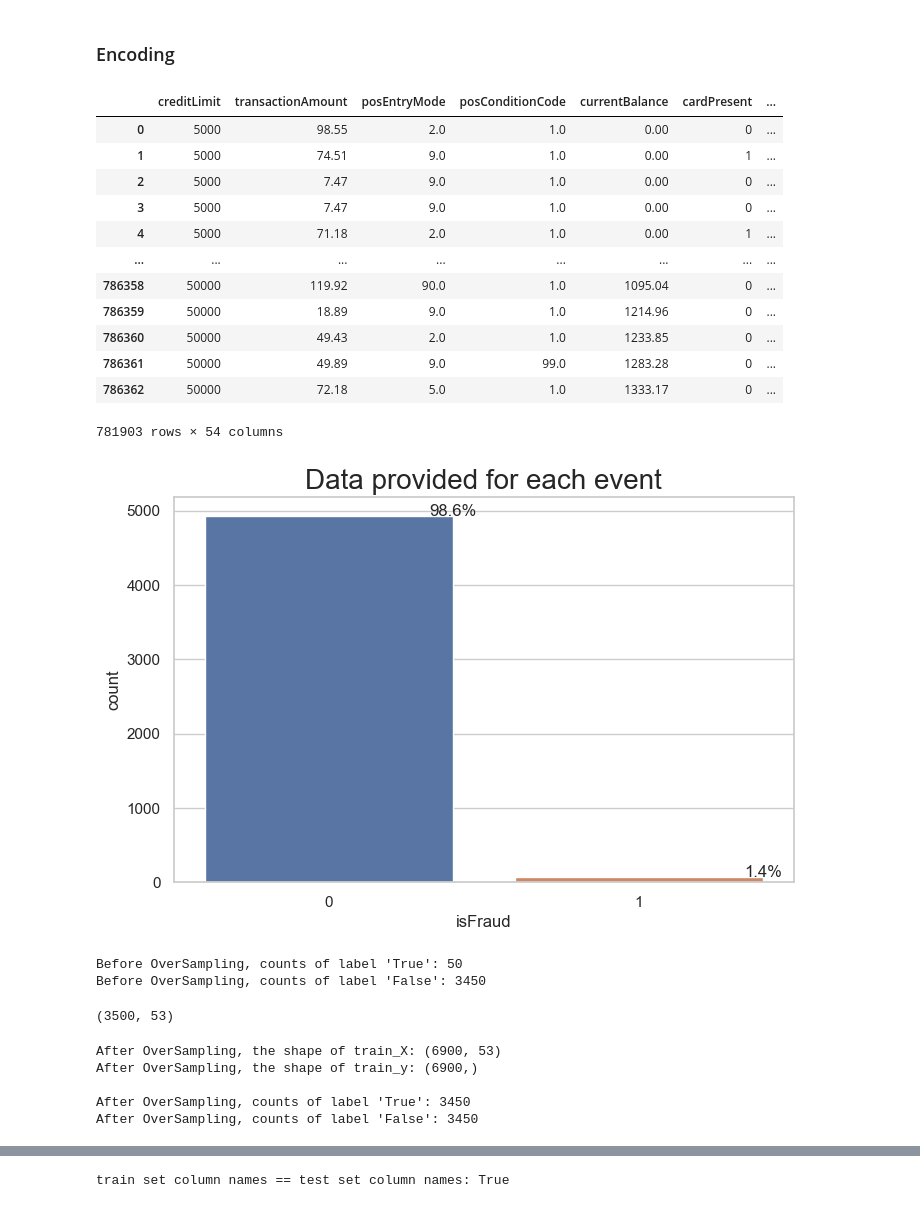
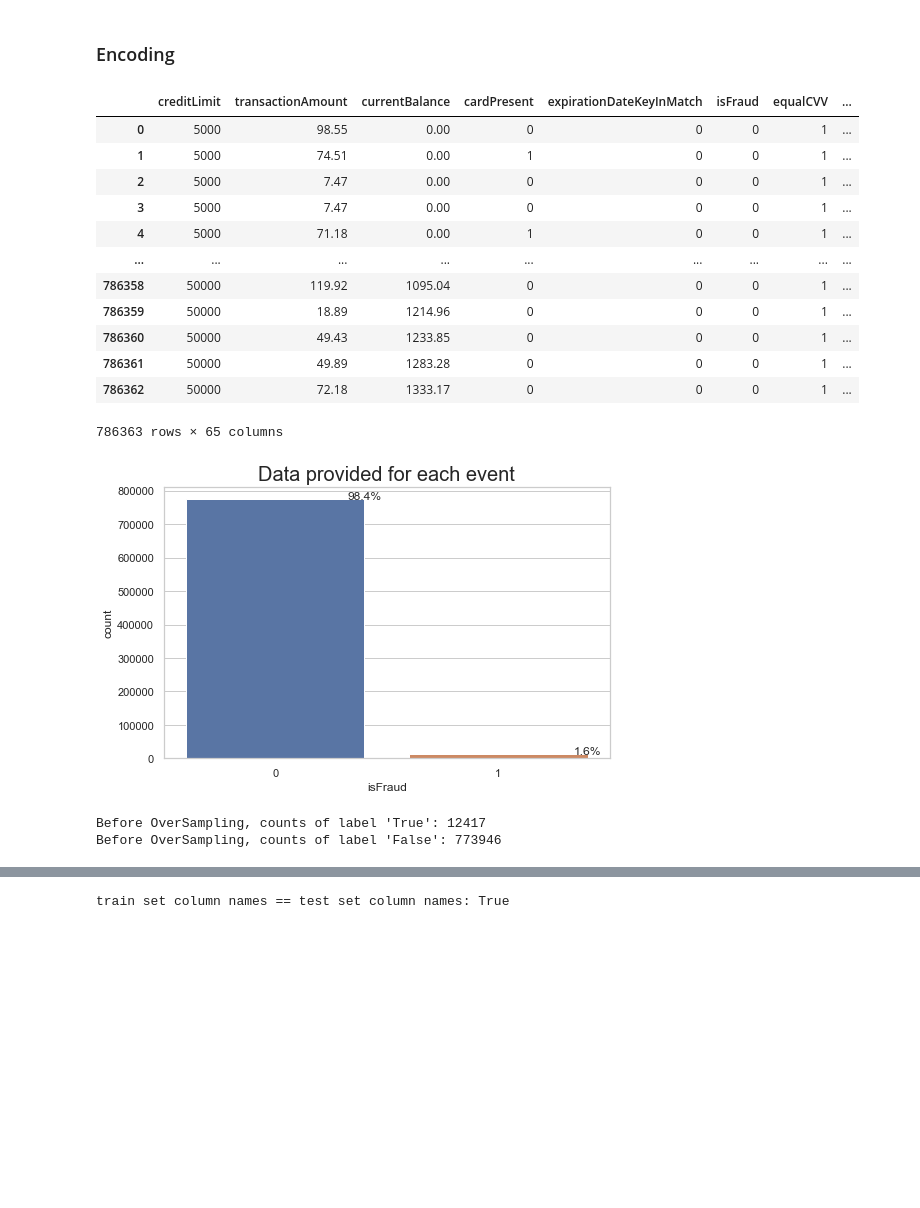
Before and after one commit to alopanik/Practicum-Project, a Jupyter notebook: Frau.ipynb, the cells around one changed output, grey strips where cells are left out. Saved outputs shown, nothing was run; the diff lists cells and outputs as text; code cells hidden in the pictures; blank space fills up the shorter version.

Commit message:
Fraud updates

```diff
--- a/Frau.ipynb
+++ b/Frau.ipynb
@@ -19,9 +19,13 @@ import datetime
 
 %matplotlib inline
 # %%
-df_tran = pd.read_csv('transactions')
+# df_tran = pd.read_csv('transactions')
+# maybe read as json like I do from the .txt file from Kaggle?
+df_tran = pd.read_json('/Users/andrew/Documents/MBS/Practicum/Data/Fraud/fraud_transactions.txt', lines=True)
 # %%
-df_tran = df_tran.drop(columns=['Unnamed: 0'])
+# This is unneeded if you upload as above
+
+#df_tran = df_tran.drop(columns=['Unnamed: 0'])
 # %%
 df_tran
 # %% [output]
@@ -234,17 +238,17 @@ df_tran['isFraud'] = df_tran['isFraud'].astype(int)
 df_tran = df_tran.dropna()
 df_tran
 # %% [output]
-|  | creditLimit | transactionAmount | posEntryMode | posConditionCode | currentBalance | cardPresent | ... |
-| 0 | 5000 | 98.55 | 2.0 | 1.0 | 0.00 | 0 | ... |
-| 1 | 5000 | 74.51 | 9.0 | 1.0 | 0.00 | 1 | ... |
-| 2 | 5000 | 7.47 | 9.0 | 1.0 | 0.00 | 0 | ... |
-| 3 | 5000 | 7.47 | 9.0 | 1.0 | 0.00 | 0 | ... |
-| 4 | 5000 | 71.18 | 2.0 | 1.0 | 0.00 | 1 | ... |
-| ... | ... | ... | ... | ... | ... | ... | ... |
-| 786358 | 50000 | 119.92 | 90.0 | 1.0 | 1095.04 | 0 | ... |
-| 786359 | 50000 | 18.89 | 9.0 | 1.0 | 1214.96 | 0 | ... |
-| 786360 | 50000 | 49.43 | 2.0 | 1.0 | 1233.85 | 0 | ... |
-| 786361 | 50000 | 49.89 | 9.0 | 99.0 | 1283.28 | 0 | ... |
-| 786362 | 50000 | 72.18 | 5.0 | 1.0 | 1333.17 | 0 | ... |
+|  | creditLimit | transactionAmount | currentBalance | cardPresent | expirationDateKeyInMatch | isFraud | equalCVV | ... |
+| 0 | 5000 | 98.55 | 0.00 | 0 | 0 | 0 | 1 | ... |
+| 1 | 5000 | 74.51 | 0.00 | 1 | 0 | 0 | 1 | ... |
+| 2 | 5000 | 7.47 | 0.00 | 0 | 0 | 0 | 1 | ... |
+| 3 | 5000 | 7.47 | 0.00 | 0 | 0 | 0 | 1 | ... |
+| 4 | 5000 | 71.18 | 0.00 | 1 | 0 | 0 | 1 | ... |
+| ... | ... | ... | ... | ... | ... | ... | ... | ... |
+| 786358 | 50000 | 119.92 | 1095.04 | 0 | 0 | 0 | 1 | ... |
+| 786359 | 50000 | 18.89 | 1214.96 | 0 | 0 | 0 | 1 | ... |
+| 786360 | 50000 | 49.43 | 1233.85 | 0 | 0 | 0 | 1 | ... |
+| 786361 | 50000 | 49.89 | 1283.28 | 0 | 0 | 0 | 1 | ... |
+| 786362 | 50000 | 72.18 | 1333.17 | 0 | 0 | 0 | 1 | ... |
-781903 rows × 54 columns
+786363 rows × 65 columns
 # %%
@@ -252,15 +259,15 @@ sdf_tran = df_tran.sample(n=5000)
 # %%
 sns.set(style="whitegrid")
 plt.figure(figsize=(8,5))
-total = float(len(sdf_tran))
-ax = sns.countplot(x="isFraud", data=sdf_tran)
+total = float(len(df_tran))
+ax = sns.countplot(x="isFraud", data=df_tran)
 plt.title('Data provided for each event', fontsize=20)
 for p in ax.patches:
     percentage = '{:.1f}%'.format(100 * p.get_height()/total)
     x = p.get_x() + p.get_width()
     y = p.get_height()
     ax.annotate(percentage, (x, y),ha='center')
 plt.show()
 # %% [output]
-[figure, old version]
+[figure, new version]
 # %%
@@ -270,25 +281,6 @@ X_train, X_test, y_train, y_test = train_test_split(X, y, test_size = 0.3, rando
 # %%
-print("Before OverSampling, counts of label 'True': {}".format(sum(y_train == 1)))
-print("Before OverSampling, counts of label 'False': {} \n".format(sum(y_train == 0)))
+print("Before OverSampling, counts of label 'True': {}".format(sum(df_tran['isFraud'] == 1)))
+print("Before OverSampling, counts of label 'False': {} \n".format(sum(df_tran['isFraud'] == 0)))
 # %% [output]
-Before OverSampling, counts of label 'True': 50
-Before OverSampling, counts of label 'False': 3450
+Before OverSampling, counts of label 'True': 12417
+Before OverSampling, counts of label 'False': 773946
-# %%
-X_train.shape
-# %% [output]
-(3500, 53)
-# %%
-from imblearn.over_sampling import SMOTENC
-sm = SMOTE(random_state = 2)
-X_train_res, y_train_res = sm.fit_resample(X_train, y_train.ravel())
-print('After OverSampling, the shape of train_X: {}'.format(X_train_res.shape))
-print('After OverSampling, the shape of train_y: {} \n'.format(y_train_res.shape))
-
-print("After OverSampling, counts of label 'True': {}".format(sum(y_train_res == 1)))
-print("After OverSampling, counts of label 'False': {}".format(sum(y_train_res == 0)))
-# %% [output]
-After OverSampling, the shape of train_X: (6900, 53)
-After OverSampling, the shape of train_y: (6900,)
-
-After OverSampling, counts of label 'True': 3450
-After OverSampling, counts of label 'False': 3450
```
Also changed, not shown: parts of 21 cells of this notebook.
